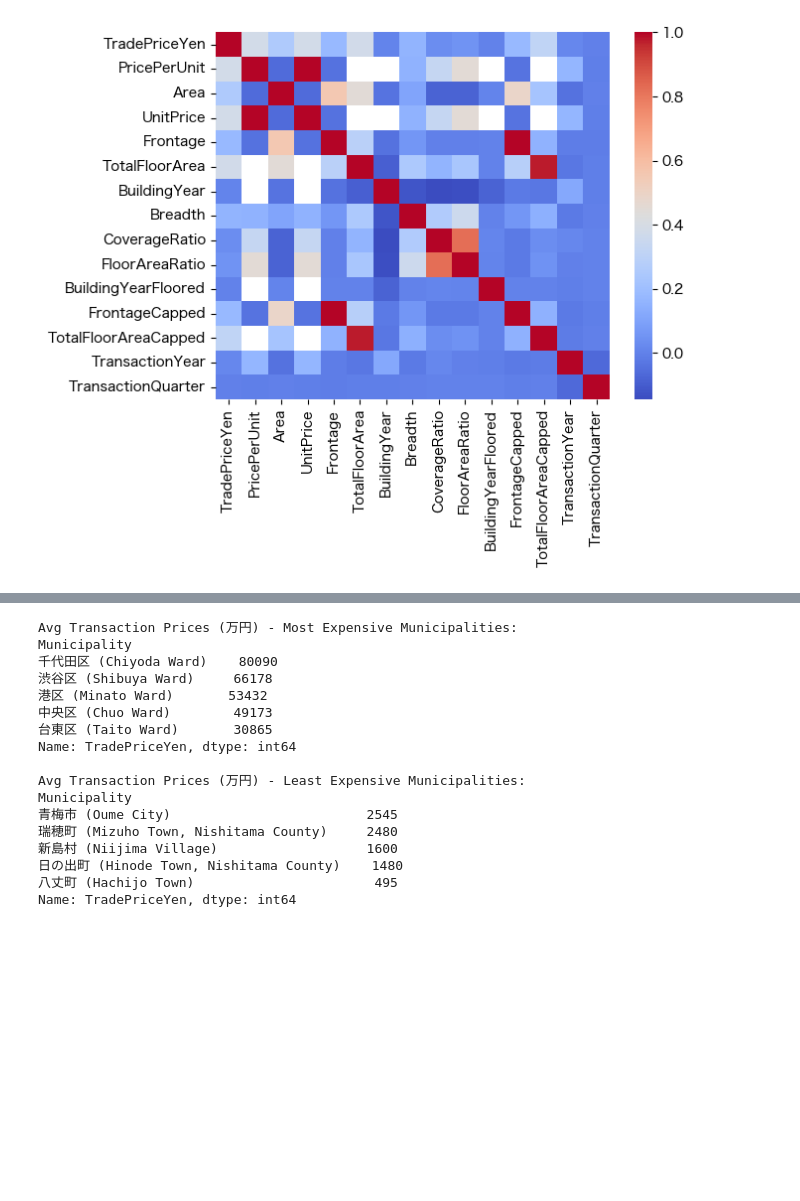
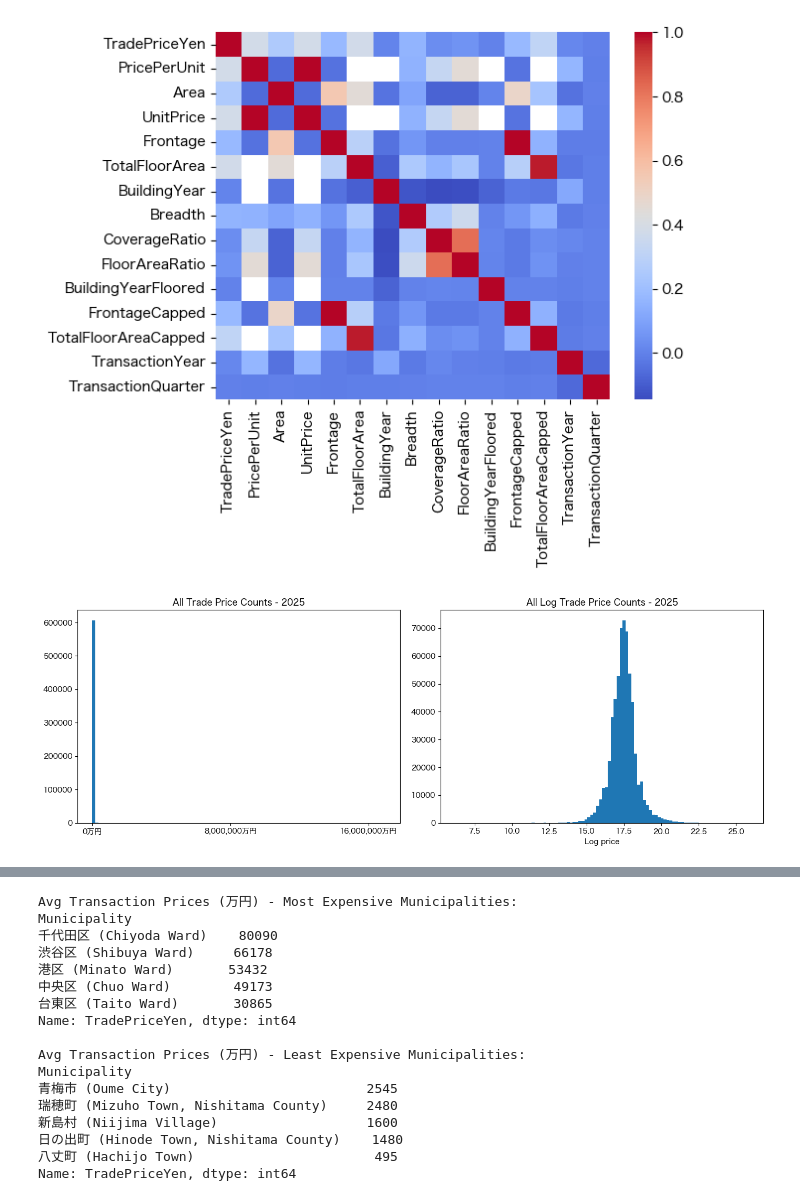
Before and after one commit to pablosumi/tokyo-real-estate-smart-advisor, a Jupyter notebook: notebooks/EDA.ipynb, the cells around one changed output, grey strips where cells are left out. Saved outputs shown, nothing was run; the diff lists cells and outputs as text; code cells hidden in the pictures; blank space fills up the shorter version.

Commit message:
added log prices, histograms viz, avg price by municipality viz. outlier/error prices identified and tbd to be removed

```diff
--- a/notebooks/EDA.ipynb
+++ b/notebooks/EDA.ipynb
@@ -191,0 +209,18 @@ sns.heatmap(data.corr(numeric_only=True), cmap='coolwarm')
+# %%
+data['LogTradePriceYen'] = np.log(data['TradePriceYen'])
+
+fig, axes = plt.subplots(1, 2, figsize=(14, 5))
+
+# Linear
+axes[0].hist(data['TradePriceYen']/1e4, bins=100)
+axes[0].set_title(f"All Trade Price Counts - {latest_year}")
+axes[0].xaxis.set_major_formatter(FuncFormatter(yen_man))
+axes[0].xaxis.set_major_locator(plt.MaxNLocator(3))
+
+# Log
+axes[1].hist(data['LogTradePriceYen'], bins=100)
+axes[1].set_title(f"All Log Trade Price Counts - {latest_year}")
+axes[1].set_xlabel("Log price")
+plt.tight_layout()
+# %% [output]
+[figure, added]
```
Also changed, not shown: parts of 6 cells of this notebook.
